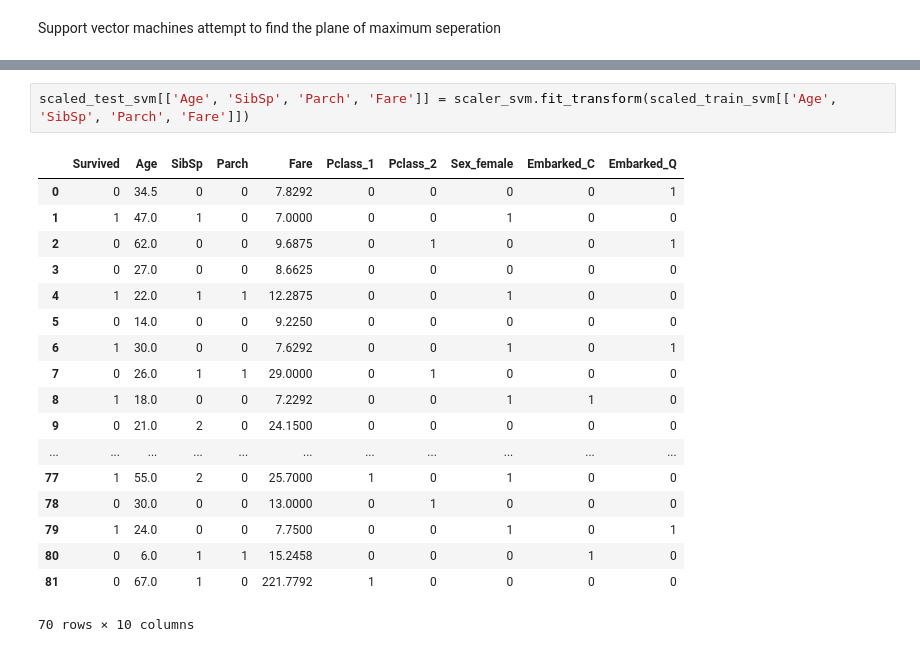
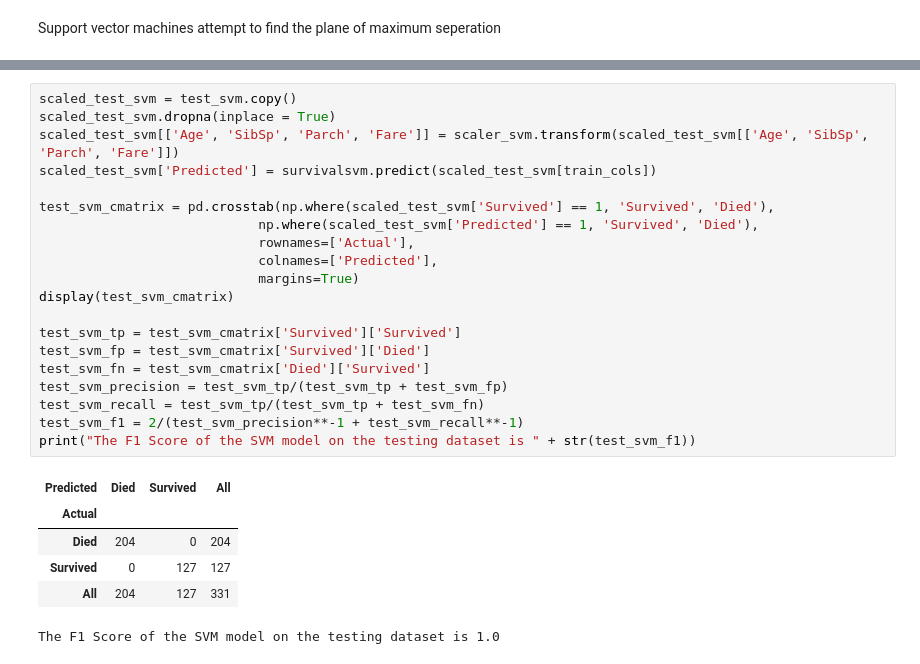
Before and after one commit to VCZLee/Jupyter-Notebooks, a Jupyter notebook: Kaggle/Titanic/Titanic Dataset - Python and data science basics.ipynb, the cells around one changed output, grey strips where cells are left out. Cells and saved outputs as stored; diff of their text form.

```diff
--- a/Kaggle/Titanic/Titanic Dataset - Python and data science basics.ipynb
+++ b/Kaggle/Titanic/Titanic Dataset - Python and data science basics.ipynb
@@ -647,21 +617,27 @@ The F1 Score of the SVM model on the training dataset is 0.864864864865
-# %%
-scaled_test_svm[['Age', 'SibSp', 'Parch', 'Fare']] = scaler_svm.fit_transform(scaled_train_svm[['Age', 'SibSp', 'Parch', 'Fare']])
-# %% [output]
-|  | Survived | Age | SibSp | Parch | Fare | Pclass_1 | Pclass_2 | Sex_female | Embarked_C | Embarked_Q |
-| 0 | 0 | 34.5 | 0 | 0 | 7.8292 | 0 | 0 | 0 | 0 | 1 |
-| 1 | 1 | 47.0 | 1 | 0 | 7.0000 | 0 | 0 | 1 | 0 | 0 |
-| 2 | 0 | 62.0 | 0 | 0 | 9.6875 | 0 | 1 | 0 | 0 | 1 |
-| 3 | 0 | 27.0 | 0 | 0 | 8.6625 | 0 | 0 | 0 | 0 | 0 |
-| 4 | 1 | 22.0 | 1 | 1 | 12.2875 | 0 | 0 | 1 | 0 | 0 |
-| 5 | 0 | 14.0 | 0 | 0 | 9.2250 | 0 | 0 | 0 | 0 | 0 |
-| 6 | 1 | 30.0 | 0 | 0 | 7.6292 | 0 | 0 | 1 | 0 | 1 |
-| 7 | 0 | 26.0 | 1 | 1 | 29.0000 | 0 | 1 | 0 | 0 | 0 |
-| 8 | 1 | 18.0 | 0 | 0 | 7.2292 | 0 | 0 | 1 | 1 | 0 |
-| 9 | 0 | 21.0 | 2 | 0 | 24.1500 | 0 | 0 | 0 | 0 | 0 |
-| ... | ... | ... | ... | ... | ... | ... | ... | ... | ... | ... |
-| 77 | 1 | 55.0 | 2 | 0 | 25.7000 | 1 | 0 | 1 | 0 | 0 |
-| 78 | 0 | 30.0 | 0 | 0 | 13.0000 | 0 | 1 | 0 | 0 | 0 |
-| 79 | 1 | 24.0 | 0 | 0 | 7.7500 | 0 | 0 | 1 | 0 | 1 |
-| 80 | 0 | 6.0 | 1 | 1 | 15.2458 | 0 | 0 | 0 | 1 | 0 |
-| 81 | 0 | 67.0 | 1 | 0 | 221.7792 | 1 | 0 | 0 | 0 | 0 |
-70 rows × 10 columns
+# %%
+scaled_test_svm = test_svm.copy()
+scaled_test_svm.dropna(inplace = True)
+scaled_test_svm[['Age', 'SibSp', 'Parch', 'Fare']] = scaler_svm.transform(scaled_test_svm[['Age', 'SibSp', 'Parch', 'Fare']])
+scaled_test_svm['Predicted'] = survivalsvm.predict(scaled_test_svm[train_cols])
+
+test_svm_cmatrix = pd.crosstab(np.where(scaled_test_svm['Survived'] == 1, 'Survived', 'Died'),
+                            np.where(scaled_test_svm['Predicted'] == 1, 'Survived', 'Died'),
+                            rownames=['Actual'],
+                            colnames=['Predicted'],
+                            margins=True)
+display(test_svm_cmatrix)
+
+test_svm_tp = test_svm_cmatrix['Survived']['Survived']
+test_svm_fp = test_svm_cmatrix['Survived']['Died']
+test_svm_fn = test_svm_cmatrix['Died']['Survived']
+test_svm_precision = test_svm_tp/(test_svm_tp + test_svm_fp)
+test_svm_recall = test_svm_tp/(test_svm_tp + test_svm_fn)
+test_svm_f1 = 2/(test_svm_precision**-1 + test_svm_recall**-1)
+print("The F1 Score of the SVM model on the testing dataset is " + str(test_svm_f1))
+# %% [output]
+| Predicted | Died | Survived | All |
+| Actual |  |  |  |
+| Died | 204 | 0 | 204 |
+| Survived | 0 | 127 | 127 |
+| All | 204 | 127 | 331 |
+The F1 Score of the SVM model on the testing dataset is 1.0
```
Also changed, not shown: parts of 6 cells of this notebook.
